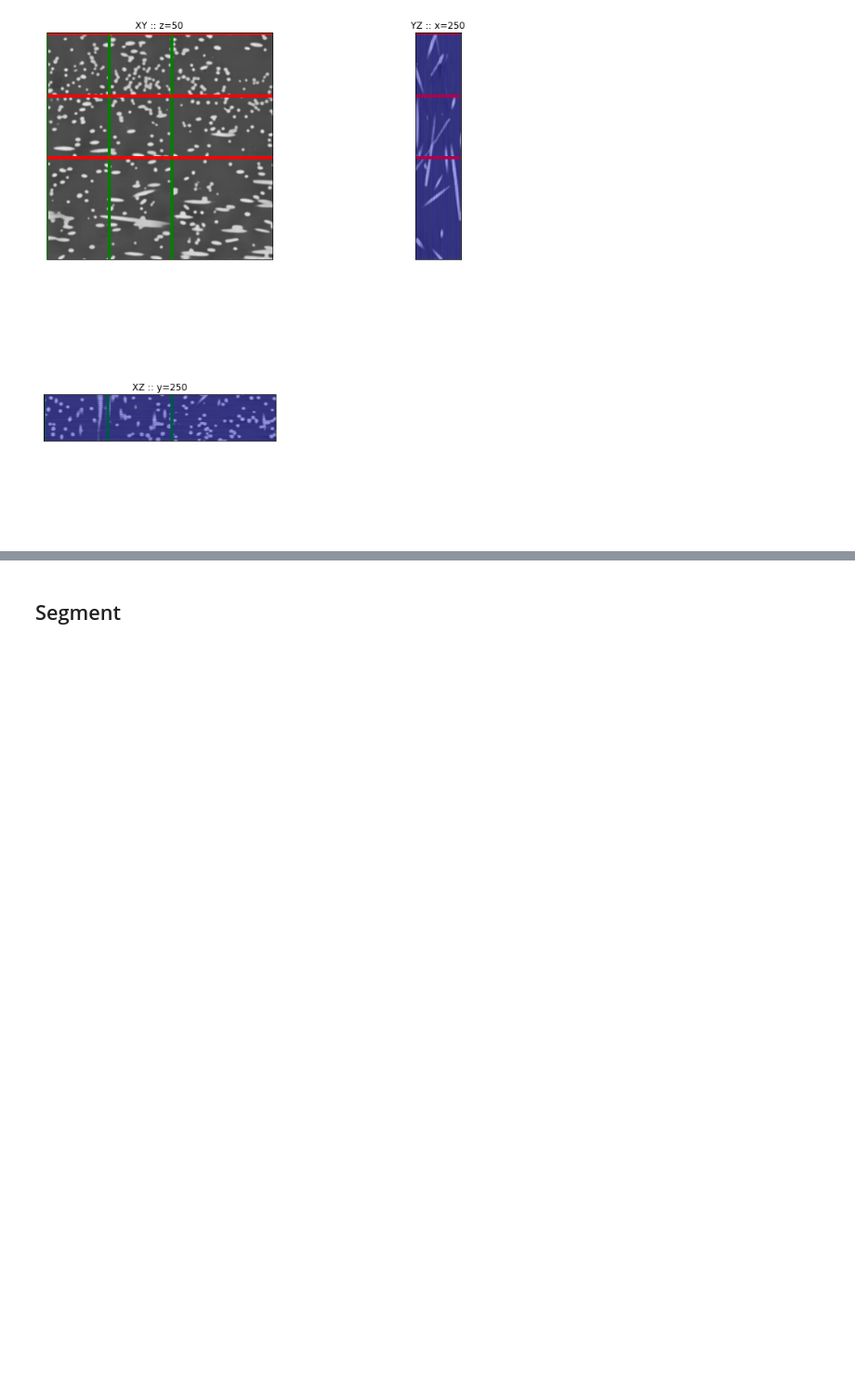
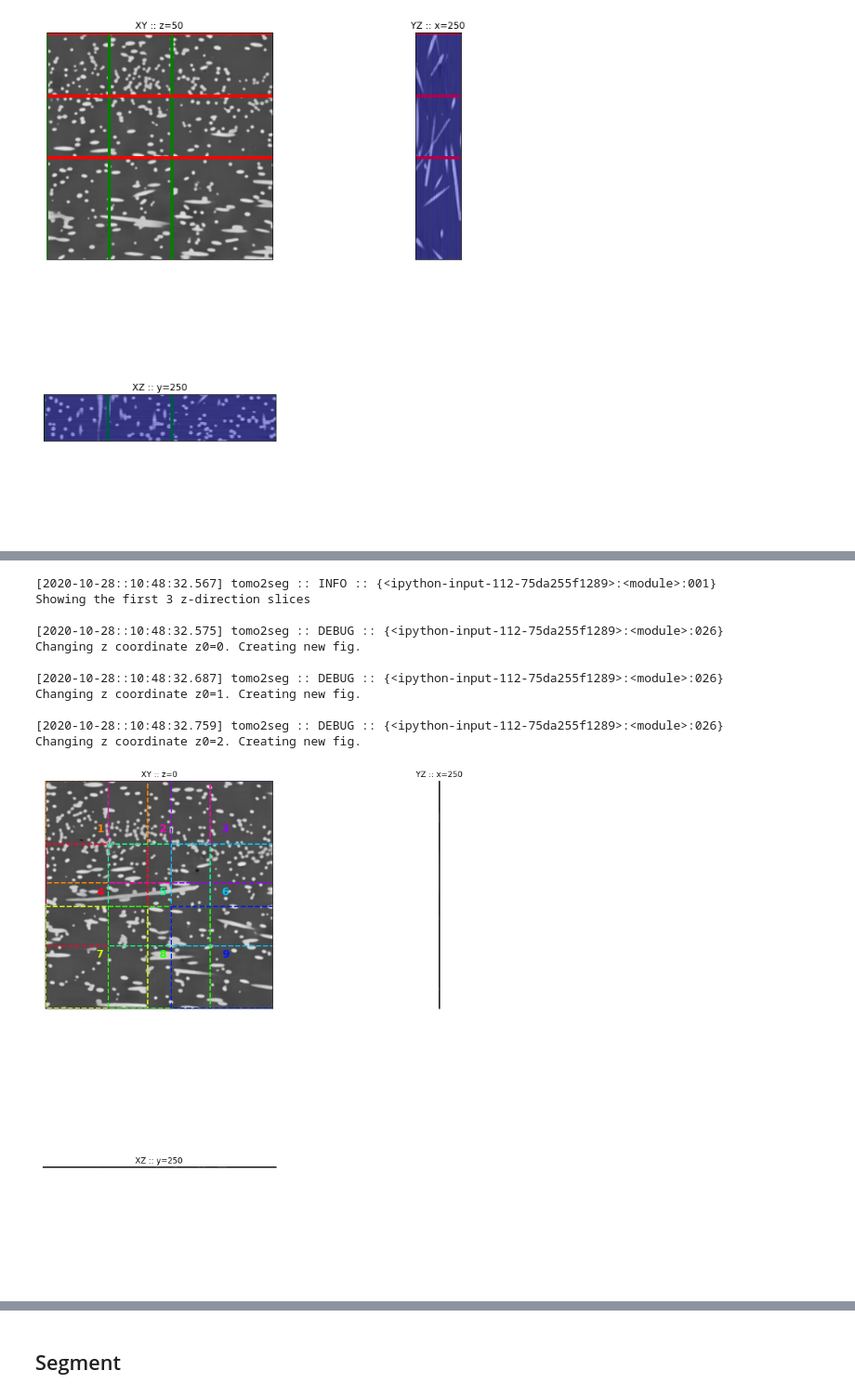
Before and after one commit to jpcbertoldo/tomo2seg, a Jupyter notebook: nbs/process-3d-crops.ipynb, the cells around one changed output, grey strips where cells are left out. Shown at 93% size. Drawn from its saved outputs; the diff is of its cells as text; code cells hidden in the pictures; blank space fills up the shorter version.

Commit message:
process volume by 3d crops

```diff
--- a/nbs/process-3d-crops.ipynb
+++ b/nbs/process-3d-crops.ipynb
@@ -63,5 +71,5 @@ mirrored_strategy = tf.distribute.MirroredStrategy()  # todo add strategy to met
 # %% [output]
 INFO:tensorflow:Using MirroredStrategy with devices ('/job:localhost/replica:0/task:0/device:GPU:0', '/job:localhost/replica:0/task:0/device:GPU:1')
 # %%
-volume_paths = VolumePaths.with_check(tomo2seg_data.VOLUME_PRECIPITATES_DRYRUN)
+volume = Volume.with_check(tomo2seg_data.VOLUME_PRECIPITATES_DRYRUN, "val")
 # %% [output]
@@ -81,7 +85,7 @@ Missing file: /home/users/jcasagrande/projects/tomo2seg/data/test.weights.PA66GF
 
 ## Validation volume
 # %%
-val_volume = hst_read(volume_paths.val_data_path)
+val_volume = hst_read(volume.data_path)
 val_volume.shape
 # %% [output]
 data type is uint8
@@ -214,6 +216,0 @@ array([[[[[0, 224],
-# %%
-crops_coordinates = np.array([
-    ((x0, x0 + crop_size), (y0 ,y0 + crop_size))
-    for x0, y0 in itertools.product(x0s, y0s)
-], dtype=tuple).reshape(len(x0s), len(y0s), 2, 2)
-crops_coordinates
@@ -266,0 +217,4 @@ for i, (((x0, x1), (y0, y1)), p) in enumerate(zip(crops_coordinates_sequential,
+# %%
+crops_coordinates_sequential = crops_coordinates.reshape(-1, 3, 2, order='F')  # 'F' reshapes with x varying fastest and z slowest
+logger.debug(f"{crops_coordinates_sequential.shape=}")
+crops_coordinates_sequential[:18,]
@@ -266,0 +241,54 @@ for i, (((x0, x1), (y0, y1)), p) in enumerate(zip(crops_coordinates_sequential,
+# %%
+logger.info("Showing the first 3 z-direction slices")
+
+get_frame = functools.partial(
+    patches.Rectangle,
+    linewidth=2,
+    facecolor='none',
+    ls="--"
+)
+
+sz = 14
+last_z0 = None
+
+# this is just a number beween 0 and 1 that represents
+# the percentage of the linear path in the color space
+rainbow = plt.get_cmap('gist_rainbow')
+
+# 3 slices with 3x3 crops
+color_indices = np.linspace(0, 1, 3 * 3).tolist()
+np.random.shuffle(color_indices)
+color_indices = 3 * color_indices
+colors = [rainbow(idx) for idx in color_indices]
+
+for i, (((x0, x1), (y0, y1), (z0, z1)), color) in enumerate(zip(crops_coordinates_sequential, colors)):
+
+    if z0 != last_z0:
+        logger.debug(f"Changing z coordinate {z0=}. Creating new fig.")
+        last_z0 = z0
+
+        fig, axs = plt.subplots(2, 2, figsize=(sz, sz))
+        viz.plot_orthogonal_slices(axs, z_slice := volume[:, :, z0:z1])
+        ax_xy, ax_yz, ax_xz = axs[0, 0], axs[0, 1], axs[1, 0]
+
+    frame = get_frame(
+        xy := (x0, y0), width := x1 - x0, height := y1 - y0, edgecolor=color
+    )
+    ax_xy.add_patch(frame)
+    ax_xy.text(x_middle := x0 + width / 2, y_middle := y0 + height / 2, f"{i+1}", fontsize=16, fontweight='bold', color=color)
+
+    if i == len(color_indices) - 1:
+        break
+# %% [output]
+[2020-10-28::10:48:32.567] tomo2seg :: INFO :: {<ipython-input-112-75da255f1289>:<module>:001}
+Showing the first 3 z-direction slices
+
+[2020-10-28::10:48:32.575] tomo2seg :: DEBUG :: {<ipython-input-112-75da255f1289>:<module>:026}
+Changing z coordinate z0=0. Creating new fig.
+
+[2020-10-28::10:48:32.687] tomo2seg :: DEBUG :: {<ipython-input-112-75da255f1289>:<module>:026}
+Changing z coordinate z0=1. Creating new fig.
+
+[2020-10-28::10:48:32.759] tomo2seg :: DEBUG :: {<ipython-input-112-75da255f1289>:<module>:026}
+Changing z coordinate z0=2. Creating new fig.
+[figure, added]
```
Also changed, not shown: parts of 71 cells of this notebook, 3 other files.
